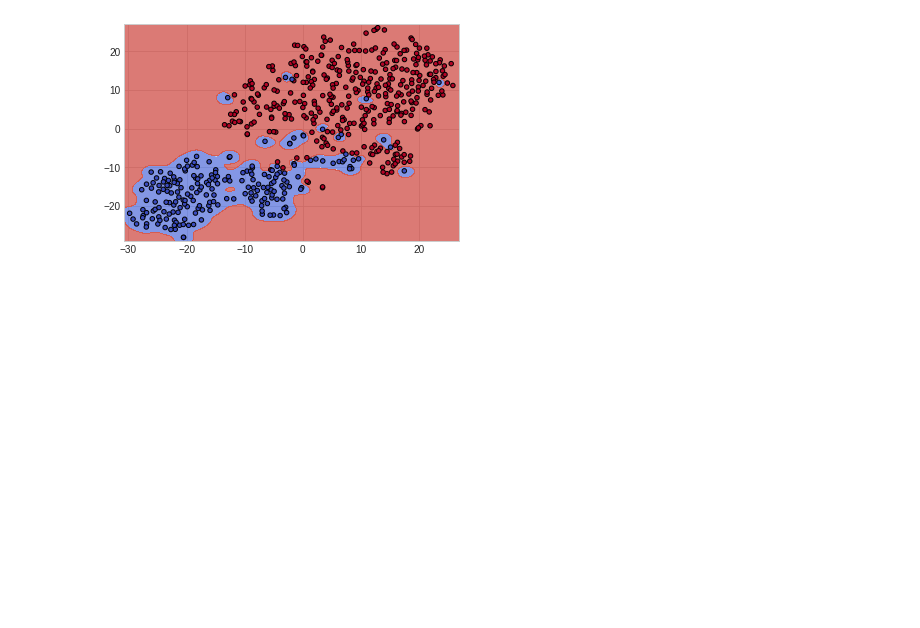
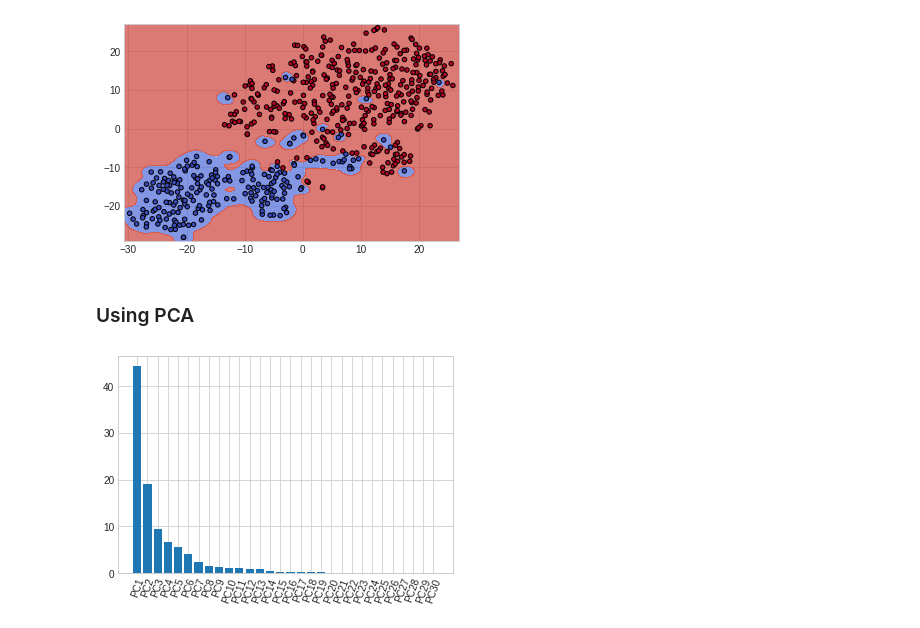
Before and after one commit to doblepensador/Tests, a Jupyter notebook: Support_Vector_Machine.ipynb, the cells around one changed output. Cells and saved outputs as stored; diff of their text form; code cells hidden in the pictures; blank space fills up the shorter version.

```diff
--- a/Support_Vector_Machine.ipynb
+++ b/Support_Vector_Machine.ipynb
@@ -270,3 +273,19 @@ plot_contours(model, xx, yy, cmap=plt.cm.coolwarm, alpha=0.7)
 plt.scatter(X0, X1, c=y, cmap=plt.cm.coolwarm, s=20, edgecolors='k');
 # %% [output]
 [figure]
+# %% [markdown]
+### Using PCA
+# %%
+pca = PCA()
+
+scaler = StandardScaler()
+scaler.fit(X)
+X_scaled = scaler.transform(X)
+
+pca.fit(X_scaled)
+per_var = np.round(pca.explained_variance_ratio_*100, decimals=1)
+labels = ["PC" + str(x) for x in range(1, len(per_var)+1)]
+plt.bar(x=range(1, len(per_var)+1), height=per_var, tick_label=labels)
+plt.xticks(rotation=70);
+# %% [output]
+[figure, added]
```
Also changed, not shown: parts of 4 cells of this notebook.
